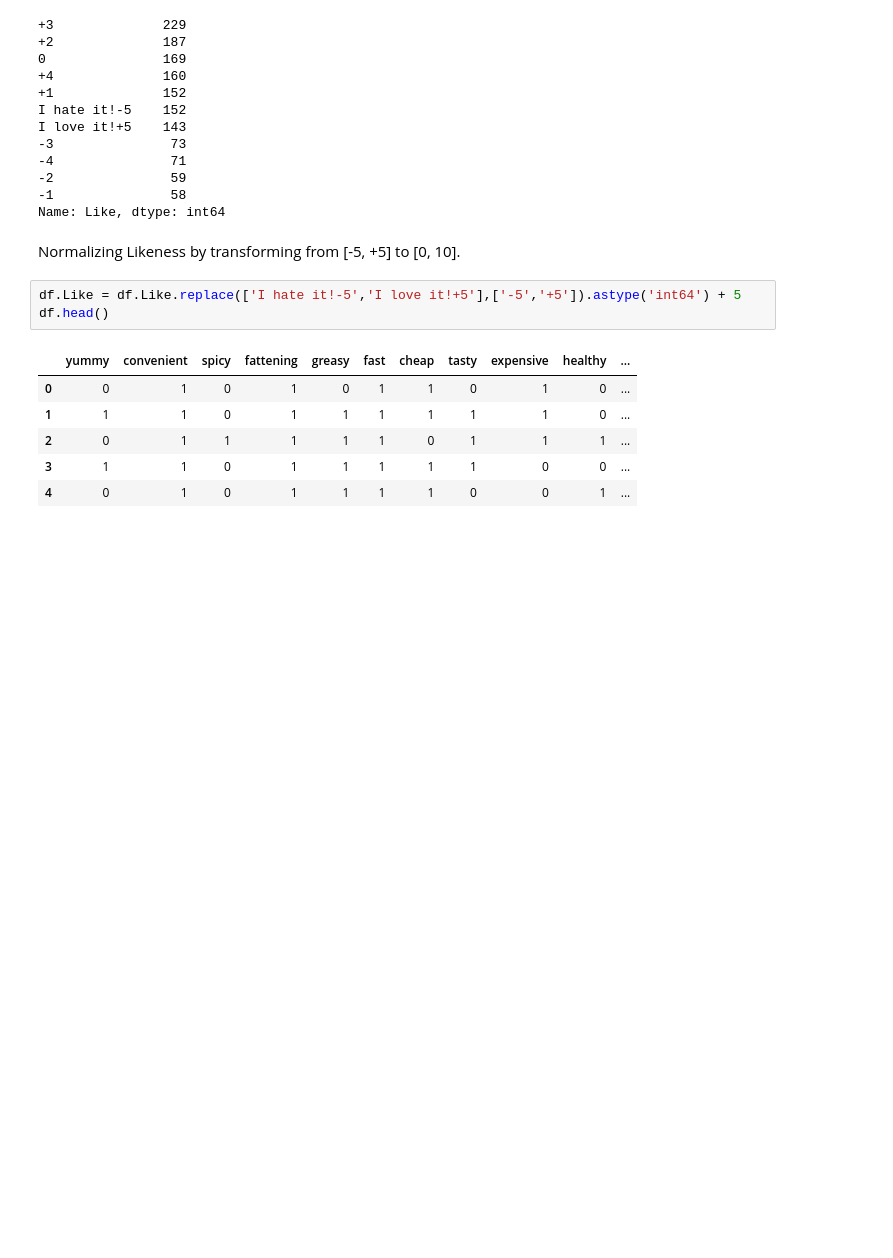
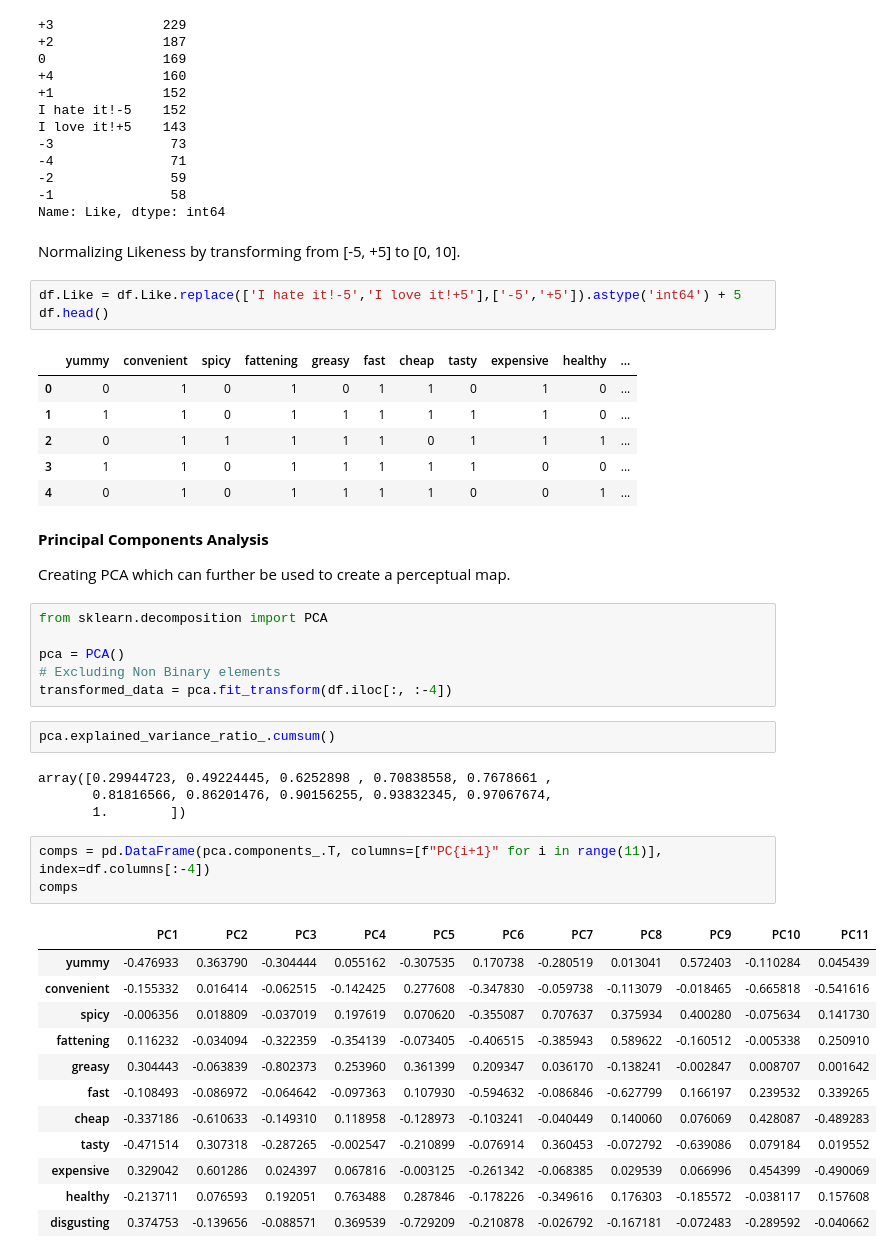
Before and after one commit to bharxhav/mcdonalds-market-segmentation, a Jupyter notebook: market-segmentation.ipynb, the cells around one changed output. Drawn from its saved outputs; the diff is of its cells as text; blank space fills up the shorter version.

Commit message:
Add Principal Component Analysis

```diff
--- a/market-segmentation.ipynb
+++ b/market-segmentation.ipynb
@@ -150,3 +150,35 @@ df.head()
 | 2 | 0 | 1 | 1 | 1 | 1 | 1 | 0 | 1 | 1 | 1 | ... |
 | 3 | 1 | 1 | 0 | 1 | 1 | 1 | 1 | 1 | 0 | 0 | ... |
 | 4 | 0 | 1 | 0 | 1 | 1 | 1 | 1 | 0 | 0 | 1 | ... |
+# %% [markdown]
+__Principal Components Analysis__
+
+Creating PCA which can further be used to create a perceptual map.
+# %%
+from sklearn.decomposition import PCA
+
+pca = PCA()
+# Excluding Non Binary elements
+transformed_data = pca.fit_transform(df.iloc[:, :-4])
+# %%
+pca.explained_variance_ratio_.cumsum()
+# %% [output]
+array([0.29944723, 0.49224445, 0.6252898 , 0.70838558, 0.7678661 ,
+       0.81816566, 0.86201476, 0.90156255, 0.93832345, 0.97067674,
+       1.        ])
+# %%
+comps = pd.DataFrame(pca.components_.T, columns=[f"PC{i+1}" for i in range(11)], index=df.columns[:-4])
+comps
+# %% [output]
+|  | PC1 | PC2 | PC3 | PC4 | PC5 | PC6 | PC7 | PC8 | PC9 | PC10 | PC11 |
+| yummy | -0.476933 | 0.363790 | -0.304444 | 0.055162 | -0.307535 | 0.170738 | -0.280519 | 0.013041 | 0.572403 | -0.110284 | 0.045439 |
+| convenient | -0.155332 | 0.016414 | -0.062515 | -0.142425 | 0.277608 | -0.347830 | -0.059738 | -0.113079 | -0.018465 | -0.665818 | -0.541616 |
+| spicy | -0.006356 | 0.018809 | -0.037019 | 0.197619 | 0.070620 | -0.355087 | 0.707637 | 0.375934 | 0.400280 | -0.075634 | 0.141730 |
+| fattening | 0.116232 | -0.034094 | -0.322359 | -0.354139 | -0.073405 | -0.406515 | -0.385943 | 0.589622 | -0.160512 | -0.005338 | 0.250910 |
+| greasy | 0.304443 | -0.063839 | -0.802373 | 0.253960 | 0.361399 | 0.209347 | 0.036170 | -0.138241 | -0.002847 | 0.008707 | 0.001642 |
+| fast | -0.108493 | -0.086972 | -0.064642 | -0.097363 | 0.107930 | -0.594632 | -0.086846 | -0.627799 | 0.166197 | 0.239532 | 0.339265 |
+| cheap | -0.337186 | -0.610633 | -0.149310 | 0.118958 | -0.128973 | -0.103241 | -0.040449 | 0.140060 | 0.076069 | 0.428087 | -0.489283 |
+| tasty | -0.471514 | 0.307318 | -0.287265 | -0.002547 | -0.210899 | -0.076914 | 0.360453 | -0.072792 | -0.639086 | 0.079184 | 0.019552 |
+| expensive | 0.329042 | 0.601286 | 0.024397 | 0.067816 | -0.003125 | -0.261342 | -0.068385 | 0.029539 | 0.066996 | 0.454399 | -0.490069 |
+| healthy | -0.213711 | 0.076593 | 0.192051 | 0.763488 | 0.287846 | -0.178226 | -0.349616 | 0.176303 | -0.185572 | -0.038117 | 0.157608 |
+| disgusting | 0.374753 | -0.139656 | -0.088571 | 0.369539 | -0.729209 | -0.210878 | -0.026792 | -0.167181 | -0.072483 | -0.289592 | -0.040662 |
```
Also changed, not shown: parts of 1 cell of this notebook.
